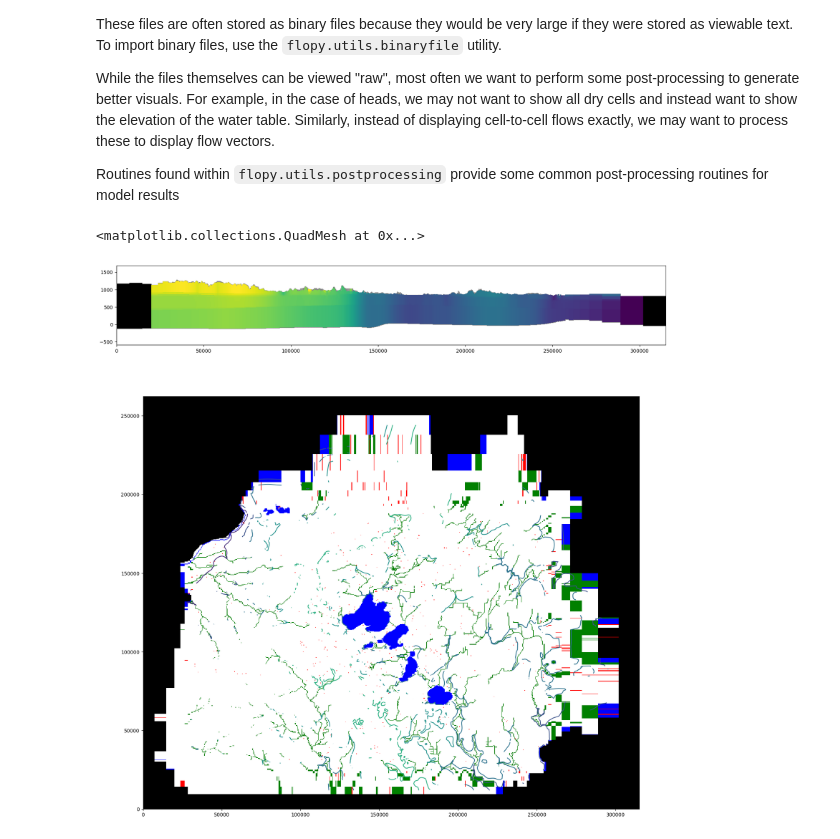
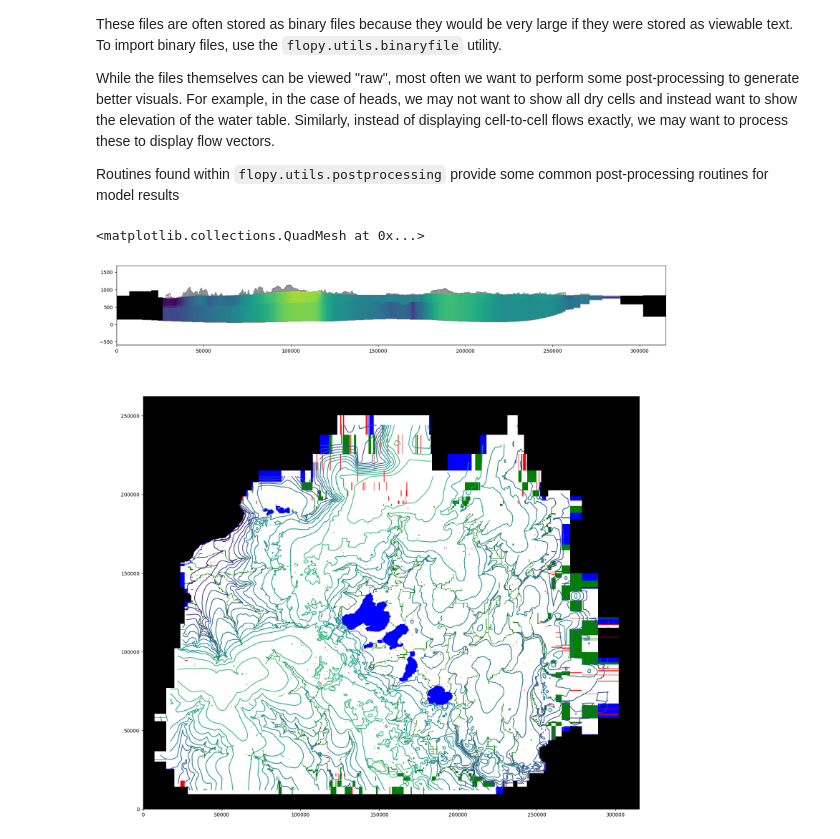
Before and after one commit to wischydro-cardiff/GWFlow-Modeling-Activities, a Jupyter notebook: 14_Loading_Processing.ipynb, the cells around one changed output. Drawn from its saved outputs; the diff is of its cells as text; code cells hidden in the pictures.

```diff
--- a/14_Loading_Processing.ipynb
+++ b/14_Loading_Processing.ipynb
@@ -200,39 +177,39 @@ headobj = bf.HeadFile(os.path.join(model_dir,f"{model_nm}.hds"))
 times = headobj.get_times()
 head = headobj.get_data(totim=times[-1])
 
-#As above, the head object can be simply plotted using the .plot method
+#As above, the head object can be simply plotted using the .plot method for a quick-and-dirty plot
 #headobj.plot(totim=times[-1], masked_values=[9999.0], colorbar=True)
 
 #Post-process any of the imported data here.
 #This utility provides a method for avoiding discontinuous heads per layer
 wt = flopy.utils.postprocessing.get_water_table(head)
 
 #Produce new plots, adding the contours of heads to the model
 fig,axs = plt.subplots(nrows=2,ncols=1,figsize=(20,20),height_ratios=[0.2,1])
 vert_exag = 20
 #Row 299 contains some of the multinode wells and the lakes
-cross = {"row": 299}
+cross = {"row": 183}
 axs[0].set_aspect(vert_exag)
 #Plot object for a given cross-section. Different plotting functions under this can plot the grid, BCs, and other
 pcr = flopy.plot.PlotCrossSection(model=model, ax=axs[0],line=cross,geographic_coords=True)
 pcr.plot_grid()
 pcr.plot_ibound()
 pcr.plot_bc("MNW2",color='red')
 pcr.plot_bc("LAK")
-pcr.plot_array(head)
+#pcr.plot_array(head)
 #TODO: What is the difference here?
-#pcr.plot_array(head,head=head)
+pcr.plot_array(head,head=head)
 
 axs[1].set_aspect("equal")
 pmv = flopy.plot.PlotMapView(model=model,ax=axs[1],layer=0)
 #TODO: Try this approach  to visualize heads
-pmv.contour_array(head)
-#pmv.contour_array(wt,levels=20)
+#pmv.contour_array(head)
+pmv.contour_array(wt,levels=20)
 pmv.plot_ibound()
 pmv.plot_bc(name="LAK",color='blue')
 #The keyword plotAll=True here makes sure that the boundary condition is plotted regardless of the layer being shown in PlotMapView
 pmv.plot_bc(name="MNW2",color='red',plotAll=True)
 pmv.plot_bc(name="SFR",color='green')
 # %% [output]
 <matplotlib.collections.QuadMesh at 0x...>
-[figure, old version]
+[figure, new version]
```
Also changed, not shown: parts of 4 cells of this notebook, 7 other files.
